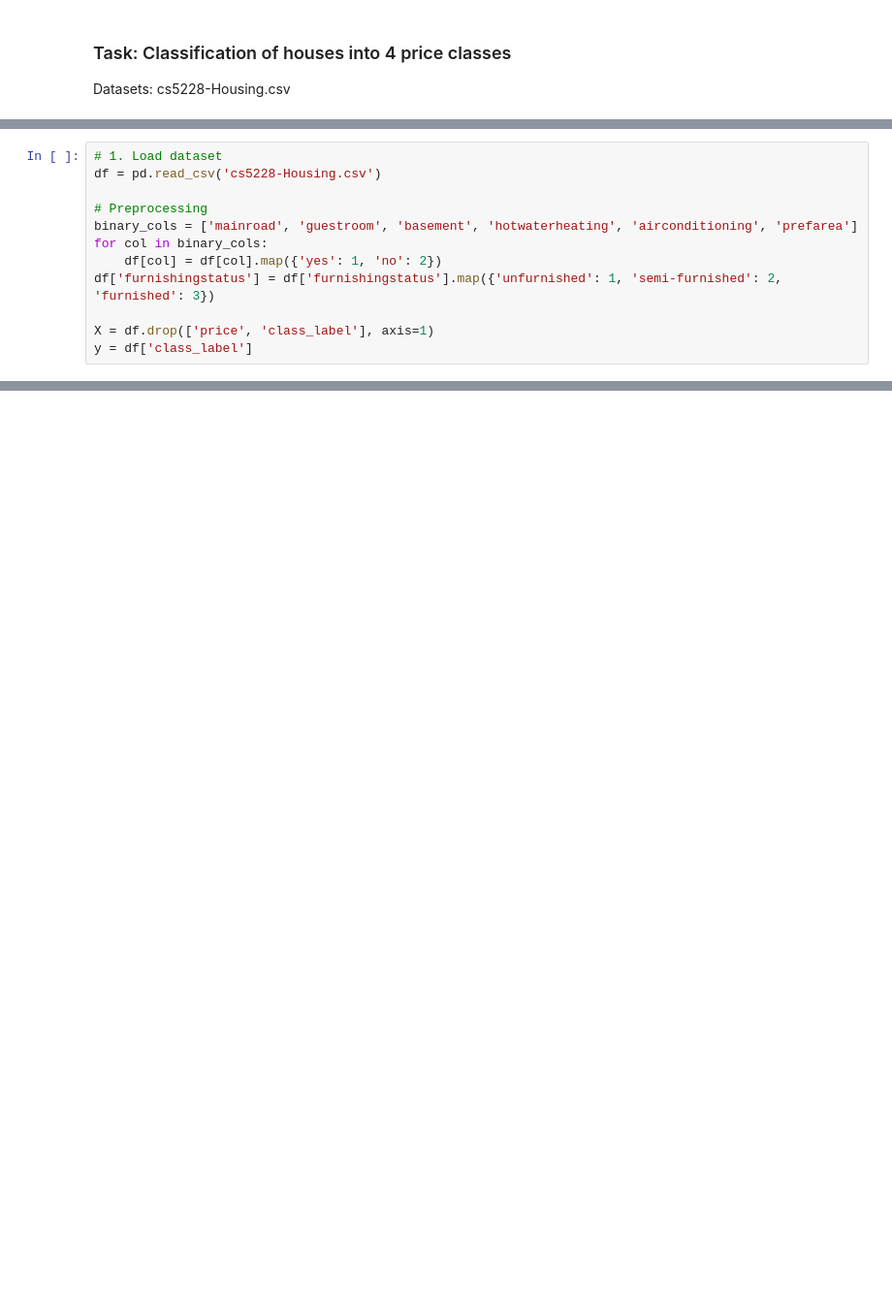
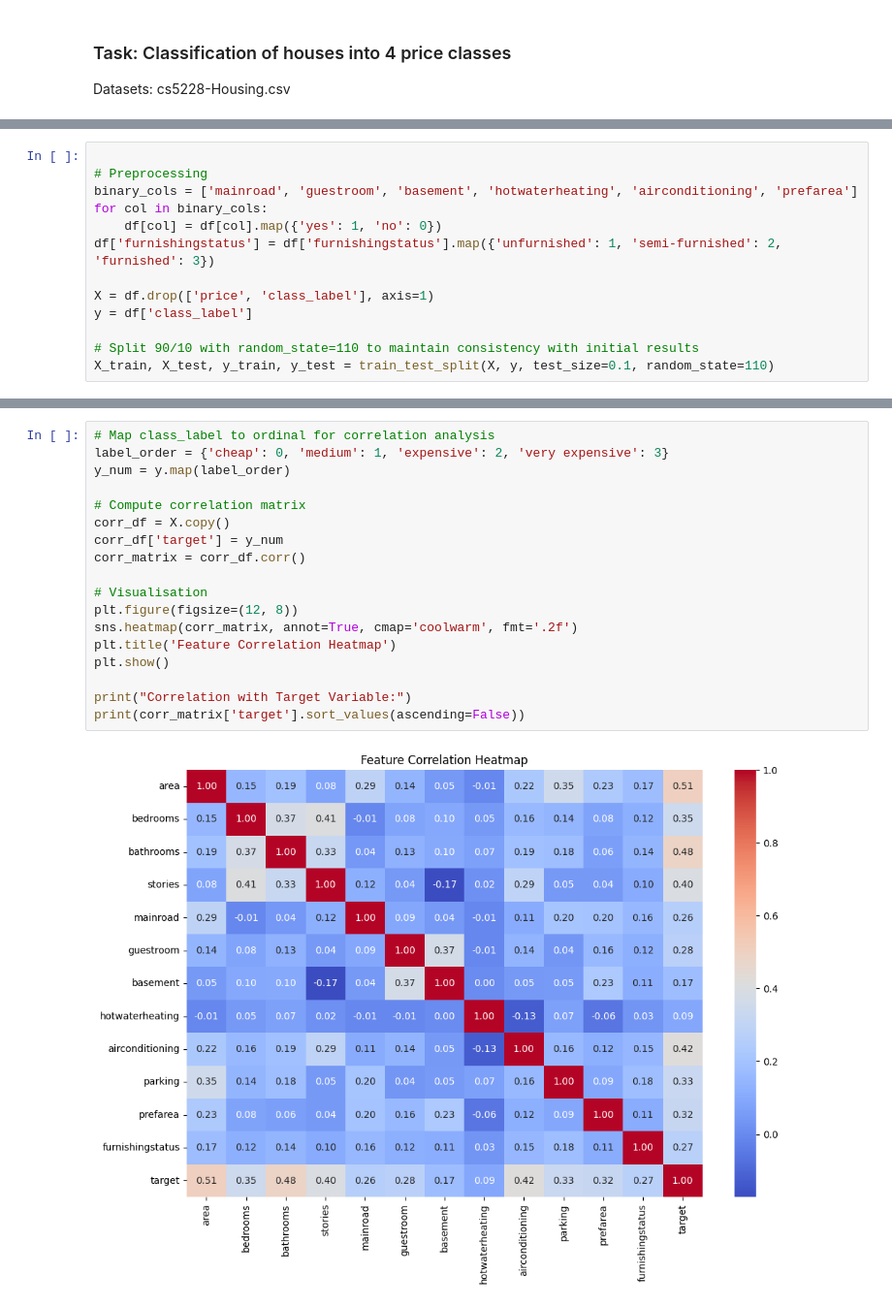
Before and after one commit to jylee-k/cs5228-repo, a Jupyter notebook: Coursework2/CW2-2.ipynb, the cells around one changed output, grey strips where cells are left out. Shown at 97% size. Drawn from its saved outputs; the diff is of its cells as text; blank space fills up the shorter version.

```diff
--- a/Coursework2/CW2-2.ipynb
+++ b/Coursework2/CW2-2.ipynb
@@ -16,12 +43,13 @@ from sklearn.metrics import precision_score, recall_score, accuracy_score, confu
 # %%
-# 1. Load dataset
-df = pd.read_csv('cs5228-Housing.csv')
 
 # Preprocessing
 binary_cols = ['mainroad', 'guestroom', 'basement', 'hotwaterheating', 'airconditioning', 'prefarea']
 for col in binary_cols:
-    df[col] = df[col].map({'yes': 1, 'no': 2})
+    df[col] = df[col].map({'yes': 1, 'no': 0})
 df['furnishingstatus'] = df['furnishingstatus'].map({'unfurnished': 1, 'semi-furnished': 2, 'furnished': 3})
 
 X = df.drop(['price', 'class_label'], axis=1)
 y = df['class_label']
+
+# Split 90/10 with random_state=110 to maintain consistency with initial results
+X_train, X_test, y_train, y_test = train_test_split(X, y, test_size=0.1, random_state=110)
@@ -38,0 +66,20 @@ def report_metrics(model, X_tr, y_tr, X_te, y_te):
+# %%
+# Map class_label to ordinal for correlation analysis
+label_order = {'cheap': 0, 'medium': 1, 'expensive': 2, 'very expensive': 3}
+y_num = y.map(label_order)
+
+# Compute correlation matrix
+corr_df = X.copy()
+corr_df['target'] = y_num
+corr_matrix = corr_df.corr()
+
+# Visualisation
+plt.figure(figsize=(12, 8))
+sns.heatmap(corr_matrix, annot=True, cmap='coolwarm', fmt='.2f')
+plt.title('Feature Correlation Heatmap')
+plt.show()
+
+print("Correlation with Target Variable:")
+print(corr_matrix['target'].sort_values(ascending=False))
+# %% [output]
+[figure, added]
```
Also changed, not shown: parts of 29 cells of this notebook, 4 other files.
